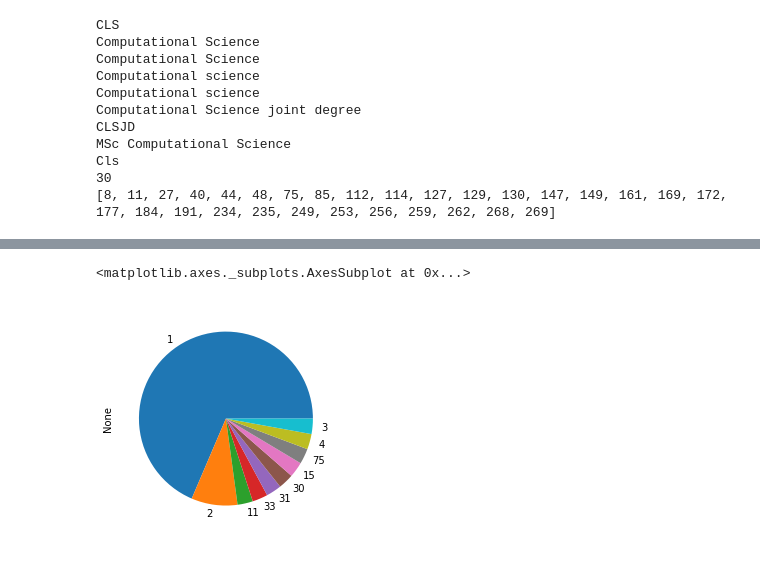
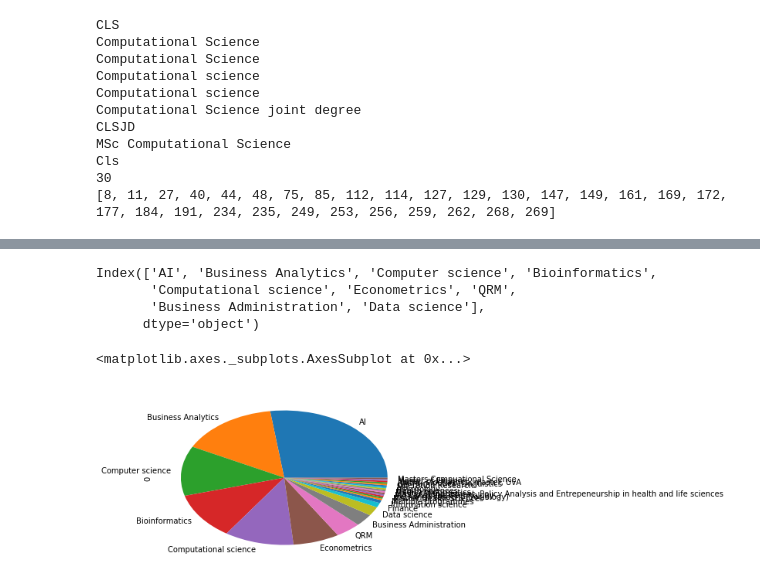
Before and after one commit to ML77777/Data_mining_techniques, a Jupyter notebook: data_mining_basic_Marvin.ipynb, the cells around one changed output, grey strips where cells are left out. Cells and saved outputs as stored; diff of their text form; code cells hidden in the pictures.

```diff
--- a/data_mining_basic_Marvin.ipynb
+++ b/data_mining_basic_Marvin.ipynb
@@ -335,6 +355,7 @@ for i,name in enumerate(df[0]):
     for synonym in com:
         if synonym in name.lower() :
             counter += 1
+            df[0][i] = "Computational science"
             com_indices.append(i)
             if name not in com_answer:
                 com_answer.append(name)
@@ -363,8 +384,9 @@ ds_indices = []
 counter = 0 ;
 for i,name in enumerate(df[0]):
     for synonym in ds:
-        if synonym in name.lower() and not "analytics" in name.lower() and not "information" in name.lower():
+        if synonym in name.lower(): #and not "analytics" in name.lower() and not "information" in name.lower():
             counter += 1
+            df[0][i] = "Data science"
             ds_indices.append(i)
             if name not in ds_answer:
                 ds_answer.append(name)
@@ -441,0 +405,19 @@ dtype: int64
+# %%
+#information sciences
+
+ins = ['information']
+ins_answer = []
+ins_indices = []
+
+counter = 0 ;
+for i,name in enumerate(df[0]):
+    for synonym in ins:
+        if synonym in name.lower(): #and not "analytics" in name.lower() and not "information" in name.lower():
+            counter += 1
+            df[0][i] = "Information science"
+            ins_indices.append(i)
+            if name not in ins_answer:
+                ins_answer.append(name)
+                print(name)
+print(counter)
+print(ins_indices)
@@ -441,0 +429,19 @@ dtype: int64
+# %%
+#Business administration
+
+ins = ['business']
+ins_answer = []
+ins_indices = []
+
+counter = 0 ;
+for i,name in enumerate(df[0]):
+    for synonym in ins:
+        if synonym in name.lower() and not "analytics" in name.lower(): #and not "analytics" in name.lower() and not "information" in name.lower():
+            counter += 1
+            df[0][i] = "Business Administration"
+            ins_indices.append(i)
+            if name not in ins_answer:
+                ins_answer.append(name)
+                print(name)
+print(counter)
+print(ins_indices)
@@ -442,5 +503,12 @@ dtype: int64
+# %%
+df[0].value_counts().index[:9]
+# %% [output]
+Index(['AI', 'Business Analytics', 'Computer science', 'Bioinformatics',
+       'Computational science', 'Econometrics', 'QRM',
+       'Business Administration', 'Data science'],
+      dtype='object')
 # %%
-pd.Series(program_names).value_counts().plot(kind='pie')
+df[0].value_counts().plot(kind='pie')
 # %% [output]
 <matplotlib.axes._subplots.AxesSubplot at 0x...>
-[figure, old version]
+[figure, new version]
```
Also changed, not shown: parts of 30 cells of this notebook.
